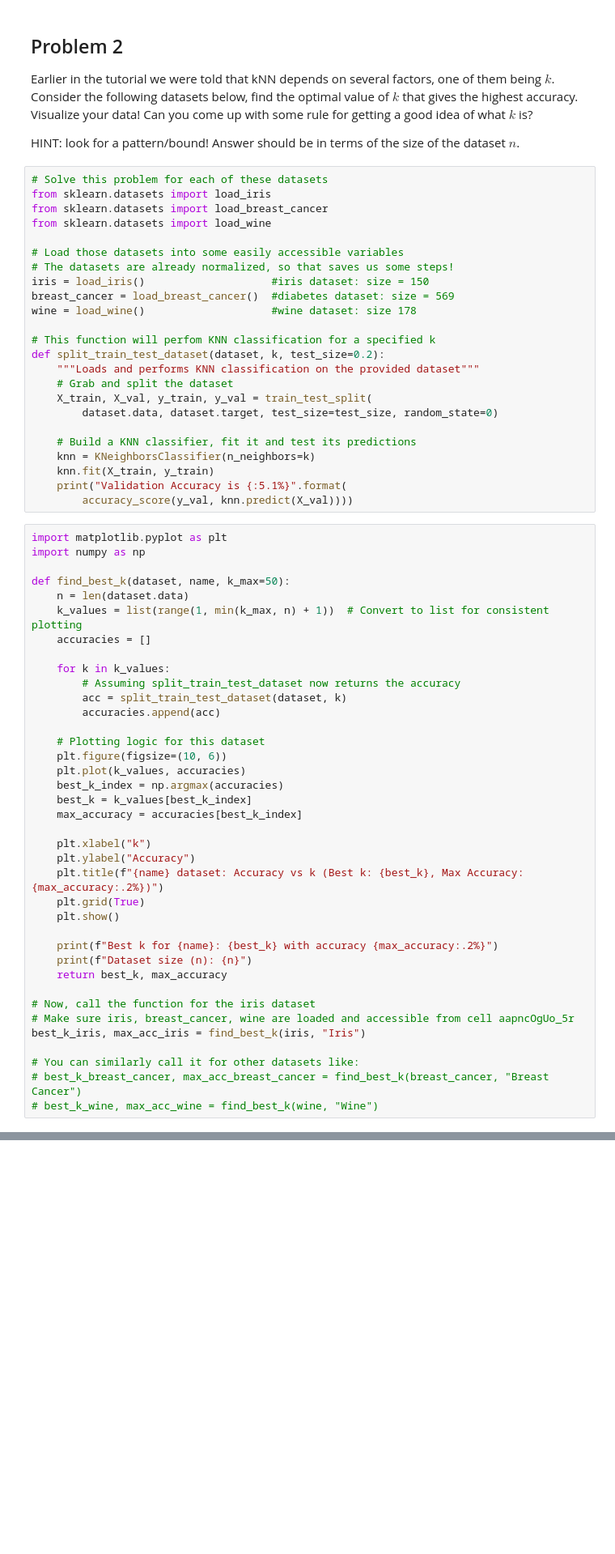
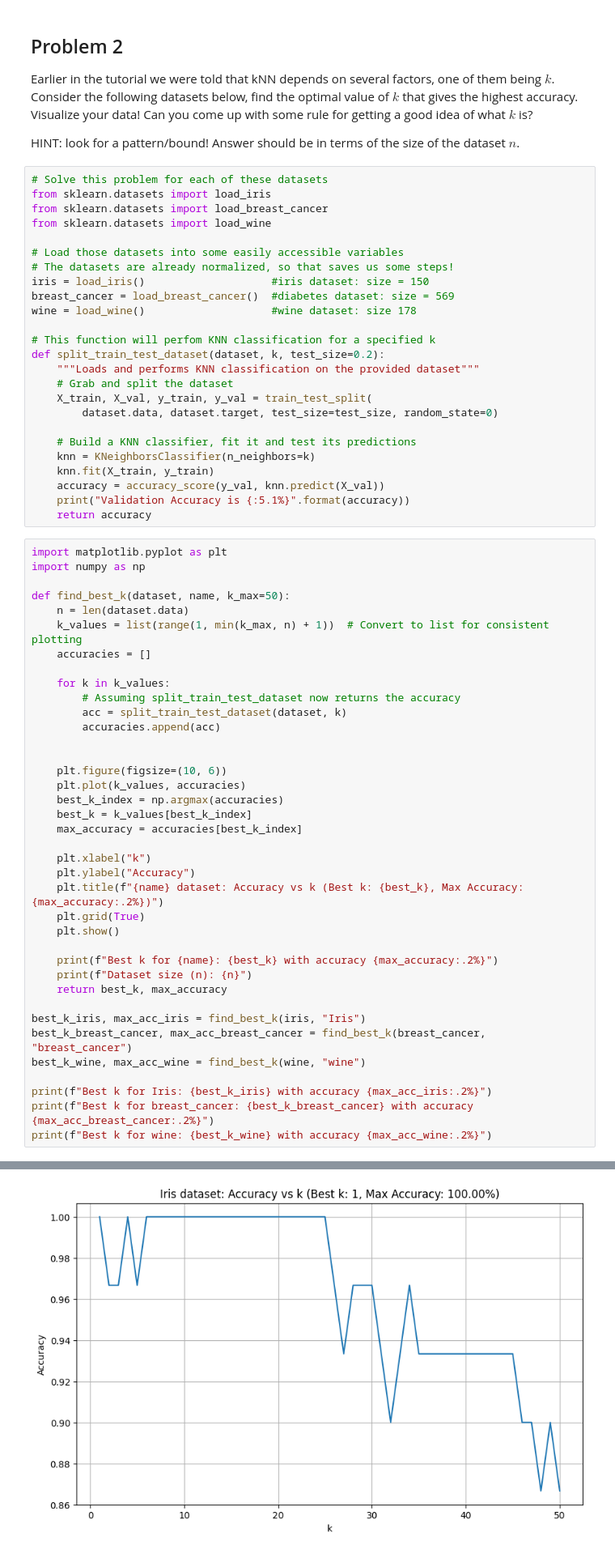
Before and after one commit to erickzheng9/Medlytics_2026, a Jupyter notebook: Week 1/Notebooks/05_Nearest_Neighbors/NearestNeighbors_Exercises.ipynb, the cells around one changed output, grey strips where cells are left out. Shown at 81% size. Saved outputs shown, nothing was run; the diff lists cells and outputs as text; blank space fills up the shorter version.

```diff
--- a/Week 1/Notebooks/05_Nearest_Neighbors/NearestNeighbors_Exercises.ipynb
+++ b/Week 1/Notebooks/05_Nearest_Neighbors/NearestNeighbors_Exercises.ipynb
@@ -50,8 +50,9 @@ def split_train_test_dataset(dataset, k, test_size=0.2):
     # Build a KNN classifier, fit it and test its predictions
     knn = KNeighborsClassifier(n_neighbors=k)
     knn.fit(X_train, y_train)
-    print("Validation Accuracy is {:5.1%}".format(
-        accuracy_score(y_val, knn.predict(X_val))))
+    accuracy = accuracy_score(y_val, knn.predict(X_val))
+    print("Validation Accuracy is {:5.1%}".format(accuracy))
+    return accuracy
 # %%
 import matplotlib.pyplot as plt
 import numpy as np
@@ -66,7 +67,7 @@ def find_best_k(dataset, name, k_max=50):
         acc = split_train_test_dataset(dataset, k)
         accuracies.append(acc)
 
-    # Plotting logic for this dataset
+
     plt.figure(figsize=(10, 6))
     plt.plot(k_values, accuracies)
     best_k_index = np.argmax(accuracies)
@@ -76,35 +77,36 @@ def find_best_k(dataset, name, k_max=50):
     plt.xlabel("k")
     plt.ylabel("Accuracy")
     plt.title(f"{name} dataset: Accuracy vs k (Best k: {best_k}, Max Accuracy: {max_accuracy:.2%})")
     plt.grid(True)
     plt.show()
 
     print(f"Best k for {name}: {best_k} with accuracy {max_accuracy:.2%}")
     print(f"Dataset size (n): {n}")
     return best_k, max_accuracy
 
-# Now, call the function for the iris dataset
-# Make sure iris, breast_cancer, wine are loaded and accessible from cell aapncOgUo_5r
 best_k_iris, max_acc_iris = find_best_k(iris, "Iris")
+best_k_breast_cancer, max_acc_breast_cancer = find_best_k(breast_cancer, "breast_cancer")
+best_k_wine, max_acc_wine = find_best_k(wine, "wine")
 
-# You can similarly call it for other datasets like:
-# best_k_breast_cancer, max_acc_breast_cancer = find_best_k(breast_cancer, "Breast Cancer")
-# best_k_wine, max_acc_wine = find_best_k(wine, "Wine")
+print(f"Best k for Iris: {best_k_iris} with accuracy {max_acc_iris:.2%}")
+print(f"Best k for breast_cancer: {best_k_breast_cancer} with accuracy {max_acc_breast_cancer:.2%}")
+print(f"Best k for wine: {best_k_wine} with accuracy {max_acc_wine:.2%}")
 # %% [output]
 Validation Accuracy is 100.0%
 Validation Accuracy is 96.7%
 Validation Accuracy is 96.7%
 Validation Accuracy is 100.0%
 Validation Accuracy is 96.7%
 Validation Accuracy is 100.0%
 Validation Accuracy is 100.0%
 Validation Accuracy is 100.0%
 Validation Accuracy is 100.0%
 Validation Accuracy is 100.0%
 Validation Accuracy is 100.0%
 Validation Accuracy is 100.0%
 ... (34 lines left out)
 Validation Accuracy is 90.0%
 Validation Accuracy is 86.7%
 Validation Accuracy is 90.0%
 Validation Accuracy is 86.7%
+[figure, new version]
```
Also changed, not shown: parts of 7 cells of this notebook.
